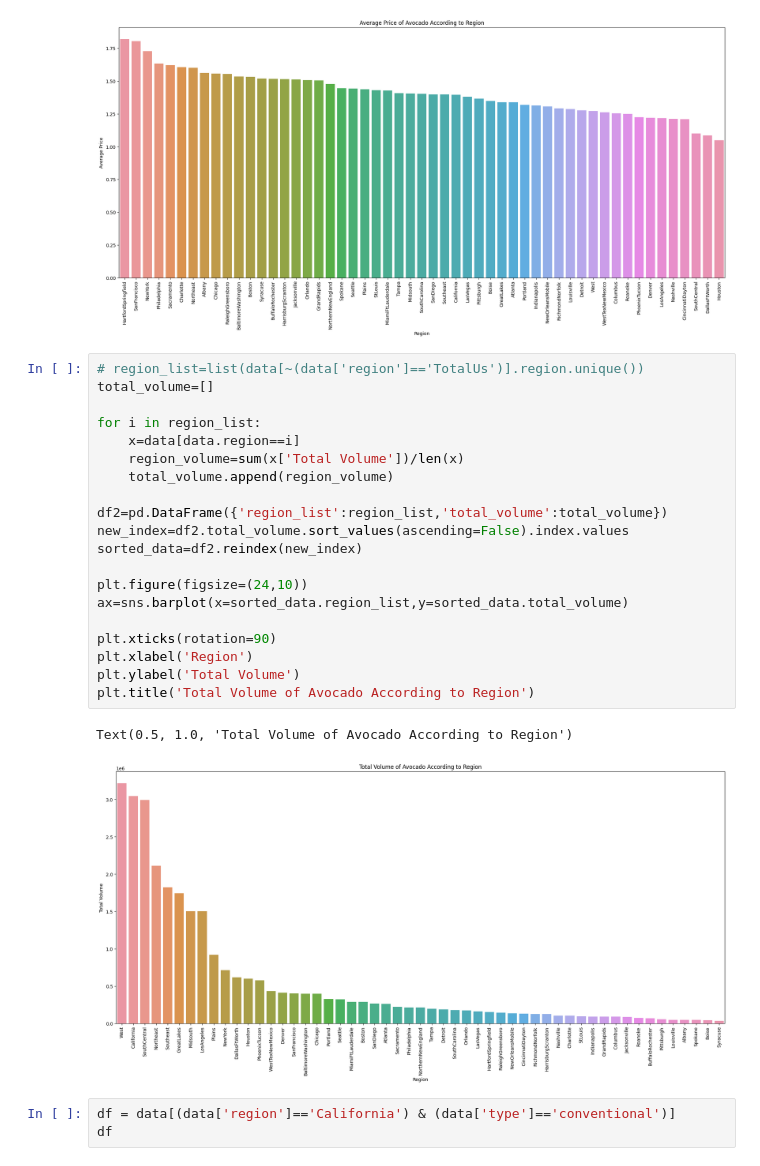
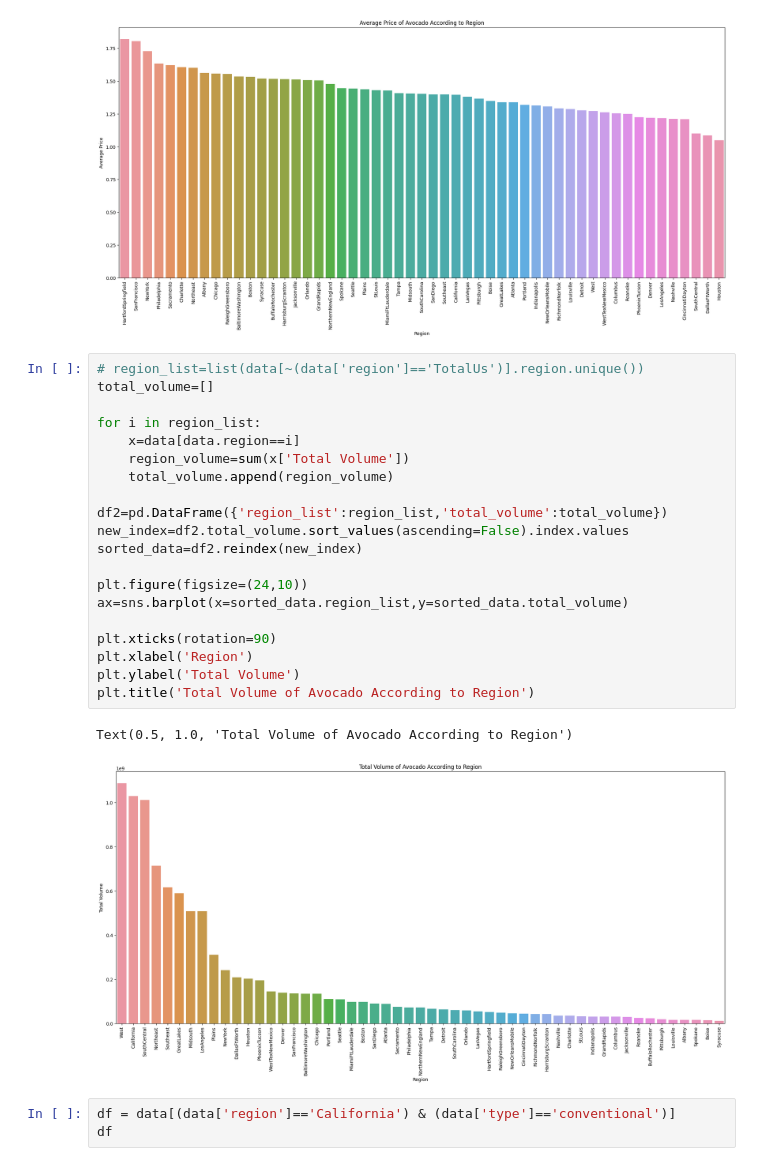
Before and after one commit to dunp7/Avocado-Price-Prediction, a Jupyter notebook: Task_1/prophet-avocado.ipynb, the cells around one changed output. Drawn from its saved outputs; the diff is of its cells as text.

```diff
--- a/Task_1/prophet-avocado.ipynb
+++ b/Task_1/prophet-avocado.ipynb
@@ -65,26 +72,26 @@ Text(0.5, 1.0, 'Average Price of Avocado According to Region')
 # %%
 # region_list=list(data[~(data['region']=='TotalUs')].region.unique())
 total_volume=[]
 
 for i in region_list:
     x=data[data.region==i]
-    region_volume=sum(x['Total Volume'])/len(x)
+    region_volume=sum(x['Total Volume'])
     total_volume.append(region_volume)
 
 df2=pd.DataFrame({'region_list':region_list,'total_volume':total_volume})
 new_index=df2.total_volume.sort_values(ascending=False).index.values
 sorted_data=df2.reindex(new_index)
 
 plt.figure(figsize=(24,10))
 ax=sns.barplot(x=sorted_data.region_list,y=sorted_data.total_volume)
 
 plt.xticks(rotation=90)
 plt.xlabel('Region')
 plt.ylabel('Total Volume')
 plt.title('Total Volume of Avocado According to Region')
 # %% [output]
 Text(0.5, 1.0, 'Total Volume of Avocado According to Region')
-[figure, old version]
+[figure, new version]
 # %%
 df = data[(data['region']=='California') & (data['type']=='conventional')]
 df
```
Also changed, not shown: parts of 32 cells of this notebook.
